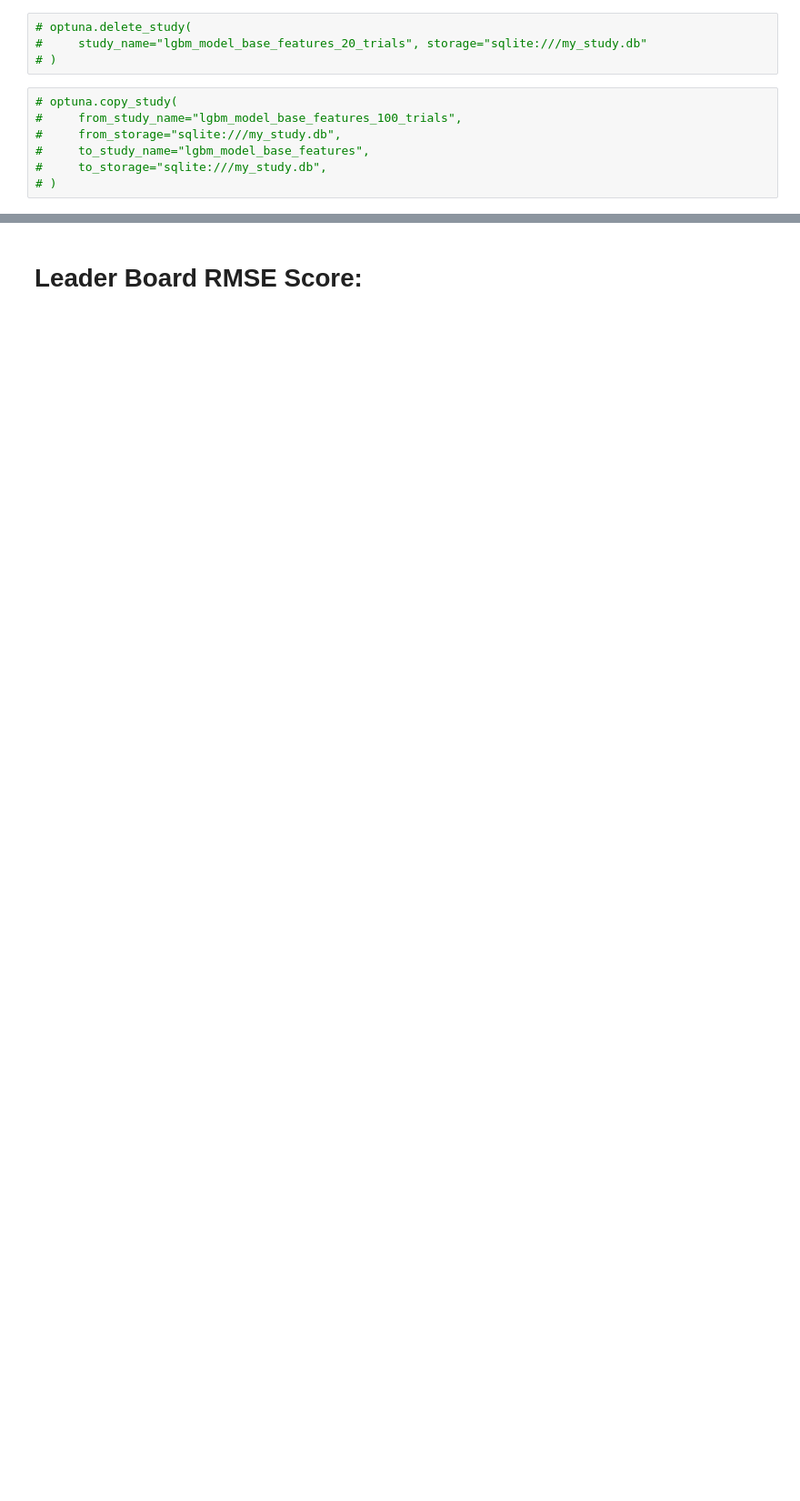
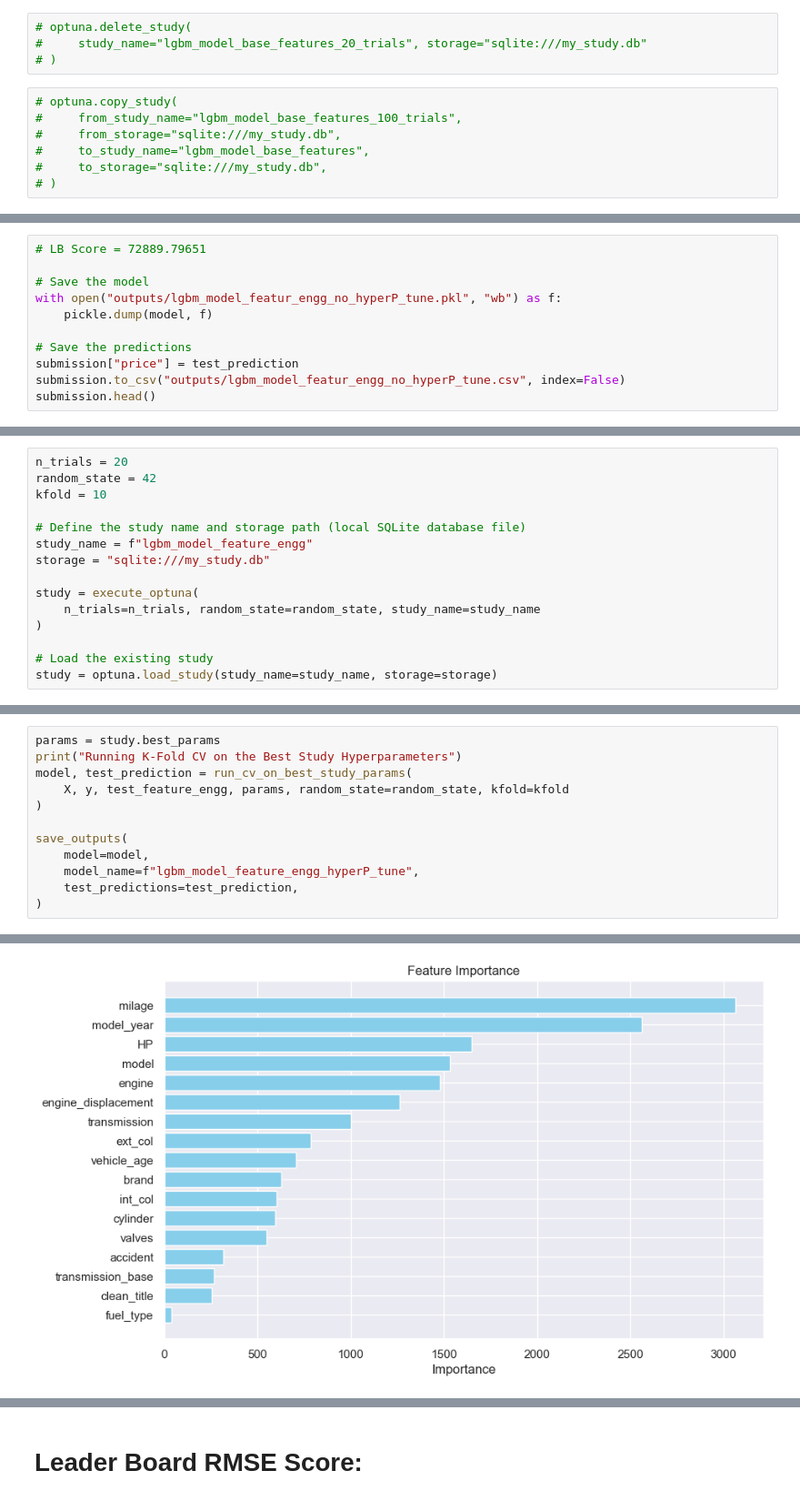
Before and after one commit to mayurgd/DataScientistJourney, a Jupyter notebook: Regression/Regression of Used Car Prices/LGBM.ipynb, the cells around one changed output, grey strips where cells are left out. Shown at 91% size. Drawn from its saved outputs; the diff is of its cells as text; blank space fills up the shorter version.

```diff
--- a/Regression/Regression of Used Car Prices/LGBM.ipynb
+++ b/Regression/Regression of Used Car Prices/LGBM.ipynb
@@ -727,0 +870,11 @@ actual_vs_pred(y, model.predict(X))
+# %%
+# LB Score = 72889.79651
+
+# Save the model
+with open("outputs/lgbm_model_featur_engg_no_hyperP_tune.pkl", "wb") as f:
+    pickle.dump(model, f)
+
+# Save the predictions
+submission["price"] = test_prediction
+submission.to_csv("outputs/lgbm_model_featur_engg_no_hyperP_tune.csv", index=False)
+submission.head()
@@ -727,0 +888,15 @@ actual_vs_pred(y, model.predict(X))
+# %%
+n_trials = 20
+random_state = 42
+kfold = 10
+
+# Define the study name and storage path (local SQLite database file)
+study_name = f"lgbm_model_feature_engg"
+storage = "sqlite:///my_study.db"
+
+study = execute_optuna(
+    n_trials=n_trials, random_state=random_state, study_name=study_name
+)
+
+# Load the existing study
+study = optuna.load_study(study_name=study_name, storage=storage)
@@ -727,0 +922,13 @@ actual_vs_pred(y, model.predict(X))
+# %%
+params = study.best_params
+print("Running K-Fold CV on the Best Study Hyperparameters")
+model, test_prediction = run_cv_on_best_study_params(
+    X, y, test_feature_engg, params, random_state=random_state, kfold=kfold
+)
+
+save_outputs(
+    model=model,
+    model_name=f"lgbm_model_feature_engg_hyperP_tune",
+    test_predictions=test_prediction,
+)
+# %% [output]
@@ -727,0 +948 @@ actual_vs_pred(y, model.predict(X))
+[figure, added]
```
Also changed, not shown: parts of 18 cells of this notebook, 5 other files.
